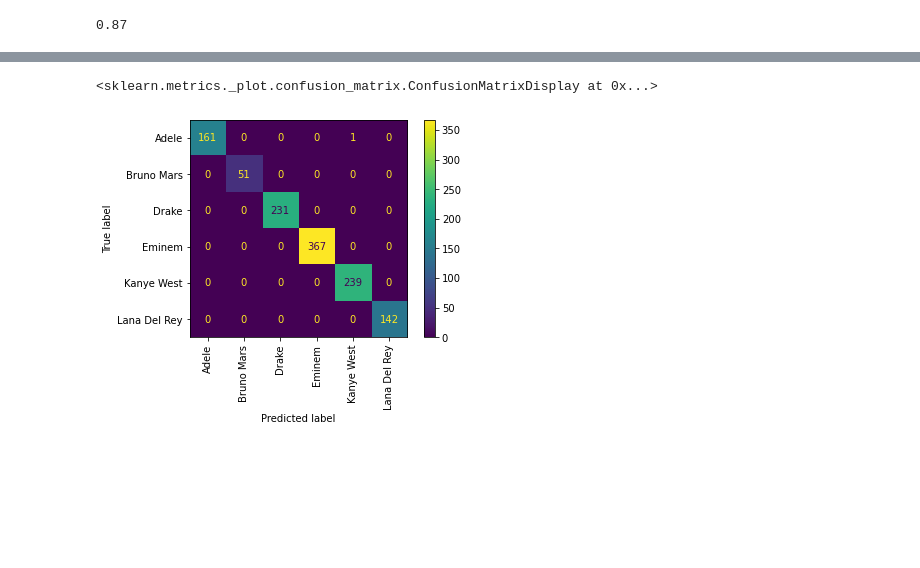
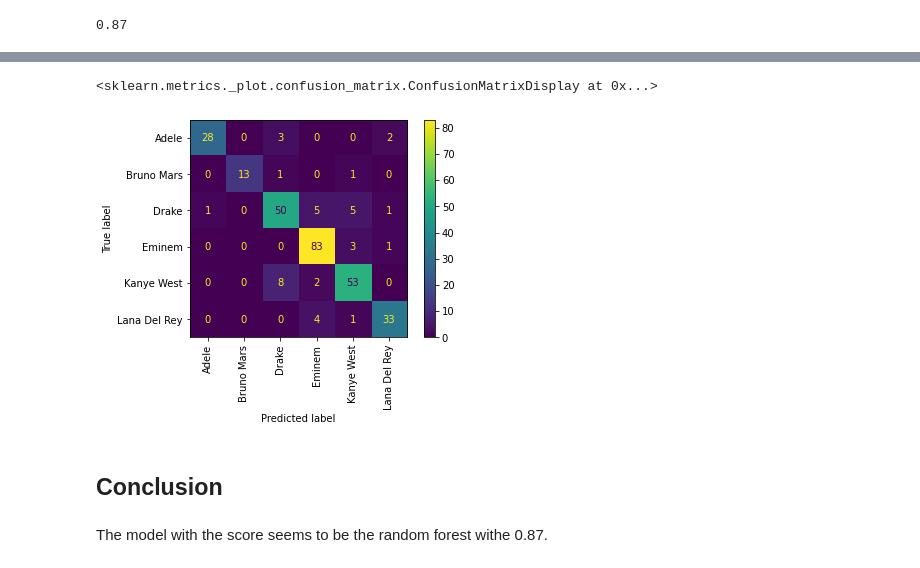
Before and after one commit to martinalex7/ProjetPython2A, a Jupyter notebook: rapports/3_modelling.ipynb, the cells around one changed output, grey strips where cells are left out. Cells and saved outputs as stored; diff of their text form; code cells hidden in the pictures; blank space fills up the shorter version.

```diff
--- a/rapports/3_modelling.ipynb
+++ b/rapports/3_modelling.ipynb
@@ -188,8 +195,8 @@ ConfusionMatrixDisplay.from_estimator(clf, X_train, y_train, display_labels=clf.
 from sklearn.ensemble import RandomForestClassifier
 from sklearn.metrics import confusion_matrix
 
-clf = make_pipeline(CountVectorizer(), TfidfTransformer(), RandomForestClassifier())
-clf.fit(X_train,y_train)
+rand_forest = make_pipeline(CountVectorizer(), TfidfTransformer(), RandomForestClassifier())
+rand_forest.fit(X_train,y_train)
 
-clf.score(X_test,y_test).round(2)
+rand_forest.score(X_test,y_test).round(2)
 # %% [output]
@@ -197,7 +204,9 @@ clf.score(X_test,y_test).round(2)
 # %%
-from sklearn.metrics import ConfusionMatrixDisplay
-
-ConfusionMatrixDisplay.from_estimator(clf, X_train, y_train, display_labels=clf.classes_, xticks_rotation='vertical')
+ConfusionMatrixDisplay.from_estimator(clf, X_test, y_test, display_labels=rand_forest.classes_, xticks_rotation='vertical')
 # %% [output]
 <sklearn.metrics._plot.confusion_matrix.ConfusionMatrixDisplay at 0x...>
-[figure, old version]
+[figure, new version]
+# %% [markdown]
+## Conclusion <a class="anchor" id="chapter6"></a>
+# %% [markdown]
+The model with the score seems to be the random forest withe 0.87.
```
Also changed, not shown: parts of 11 cells of this notebook.
